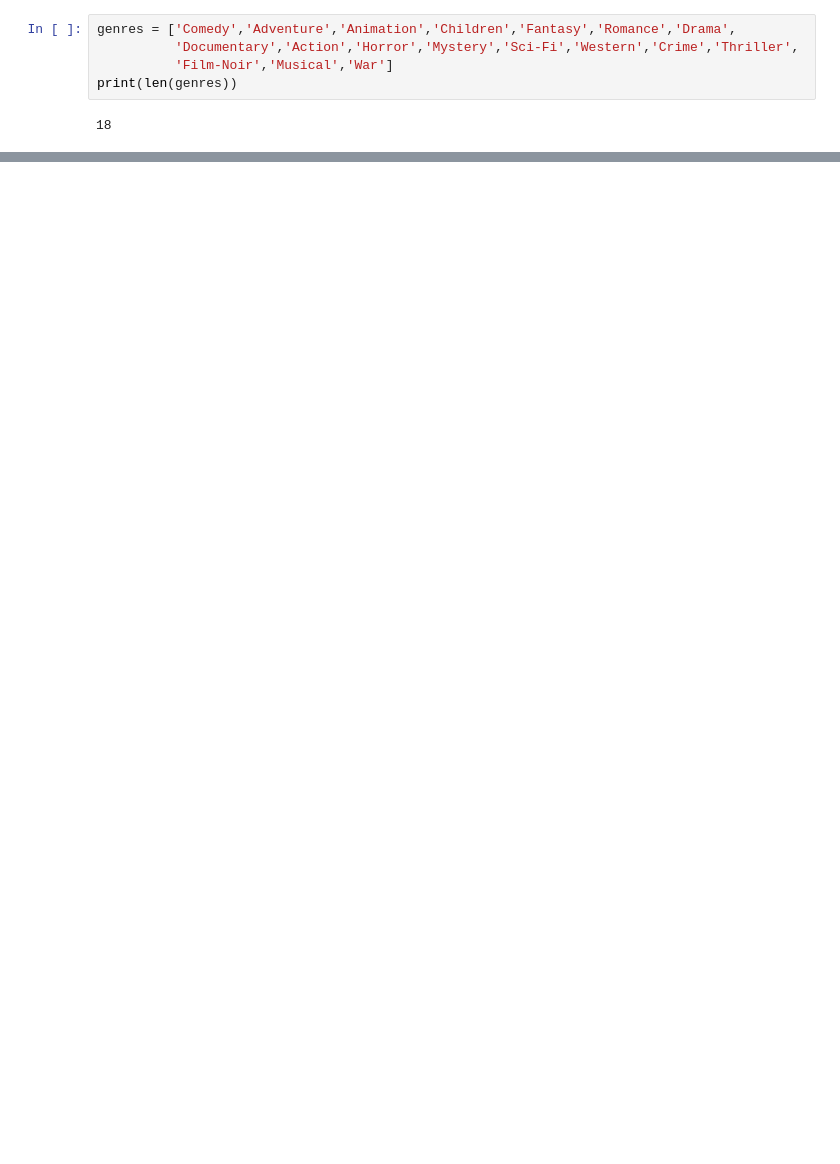
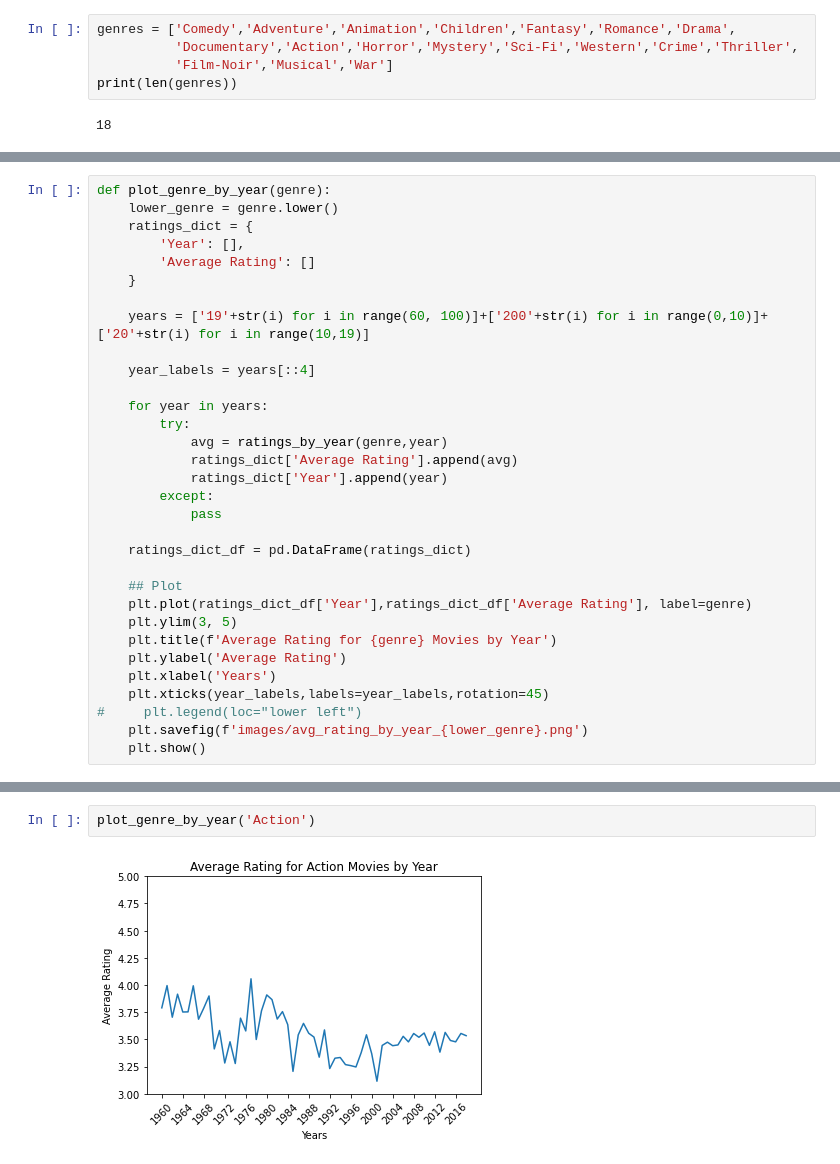
Before and after one commit to blancacarretero/movie-recommendation-engine, a Jupyter notebook: main.ipynb, the cells around one changed output, grey strips where cells are left out. Cells and saved outputs as stored; diff of their text form; blank space fills up the shorter version.

```diff
--- a/main.ipynb
+++ b/main.ipynb
@@ -303,0 +277,32 @@ for genre in top_genres:
+# %%
+def plot_genre_by_year(genre):
+    lower_genre = genre.lower()
+    ratings_dict = {
+        'Year': [],
+        'Average Rating': []
+    }
+
+    years = ['19'+str(i) for i in range(60, 100)]+['200'+str(i) for i in range(0,10)]+['20'+str(i) for i in range(10,19)]
+
+    year_labels = years[::4]
+
+    for year in years:
+        try:
+            avg = ratings_by_year(genre,year)
+            ratings_dict['Average Rating'].append(avg)
+            ratings_dict['Year'].append(year)
+        except:
+            pass
+
+    ratings_dict_df = pd.DataFrame(ratings_dict)
+
+    ## Plot
+    plt.plot(ratings_dict_df['Year'],ratings_dict_df['Average Rating'], label=genre)
+    plt.ylim(3, 5)
+    plt.title(f'Average Rating for {genre} Movies by Year')
+    plt.ylabel('Average Rating')
+    plt.xlabel('Years')
+    plt.xticks(year_labels,labels=year_labels,rotation=45)
+#     plt.legend(loc="lower left")
+    plt.savefig(f'images/avg_rating_by_year_{lower_genre}.png')
+    plt.show()
@@ -303,0 +323,4 @@ for genre in top_genres:
+# %%
+plot_genre_by_year('Action')
+# %% [output]
+[figure, added]
```
Also changed, not shown: parts of 29 cells of this notebook.
